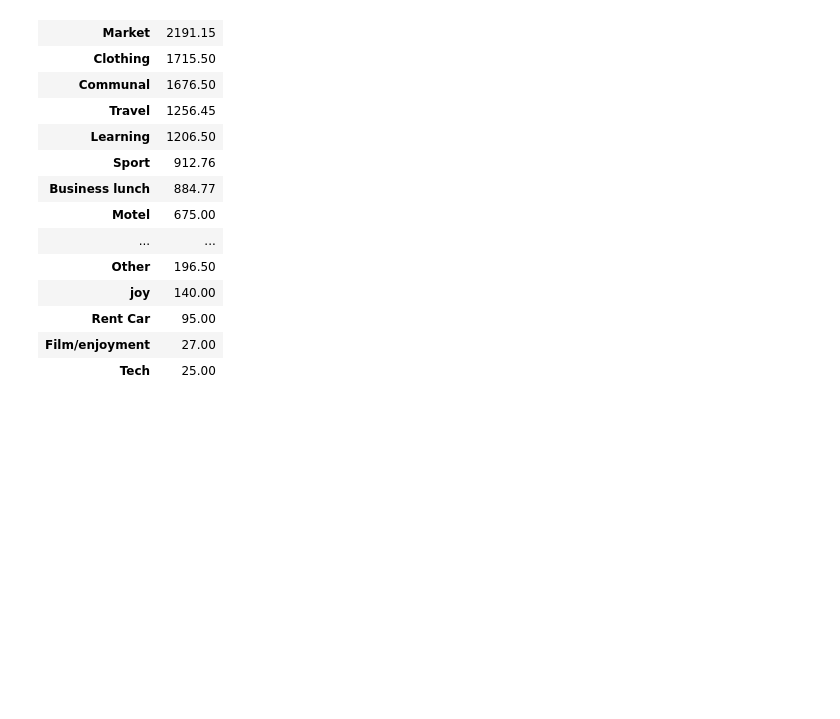
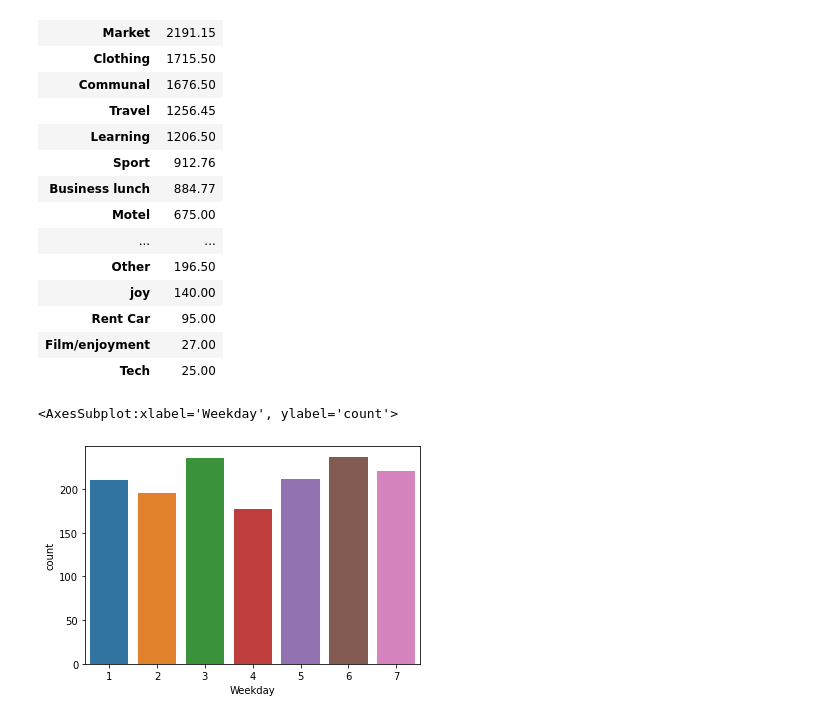
Before and after one commit to Ismat-Samadov/Budget_Prediction, a Jupyter notebook: Budget.ipynb, the cells around one changed output. Cells and saved outputs as stored; diff of their text form; code cells hidden in the pictures; blank space fills up the shorter version.

```diff
--- a/Budget.ipynb
+++ b/Budget.ipynb
@@ -82,3 +85,8 @@ pd.DataFrame(data.groupby(['category'])['amount'].sum()).sort_values(['amount'],
 | Rent Car | 95.00 |
 | Film/enjoyment | 27.00 |
 | Tech | 25.00 |
+# %%
+sns.countplot(data['Weekday'])
+# %% [output]
+<AxesSubplot:xlabel='Weekday', ylabel='count'>
+[figure, added]
```
Also changed, not shown: parts of 5 cells of this notebook.
